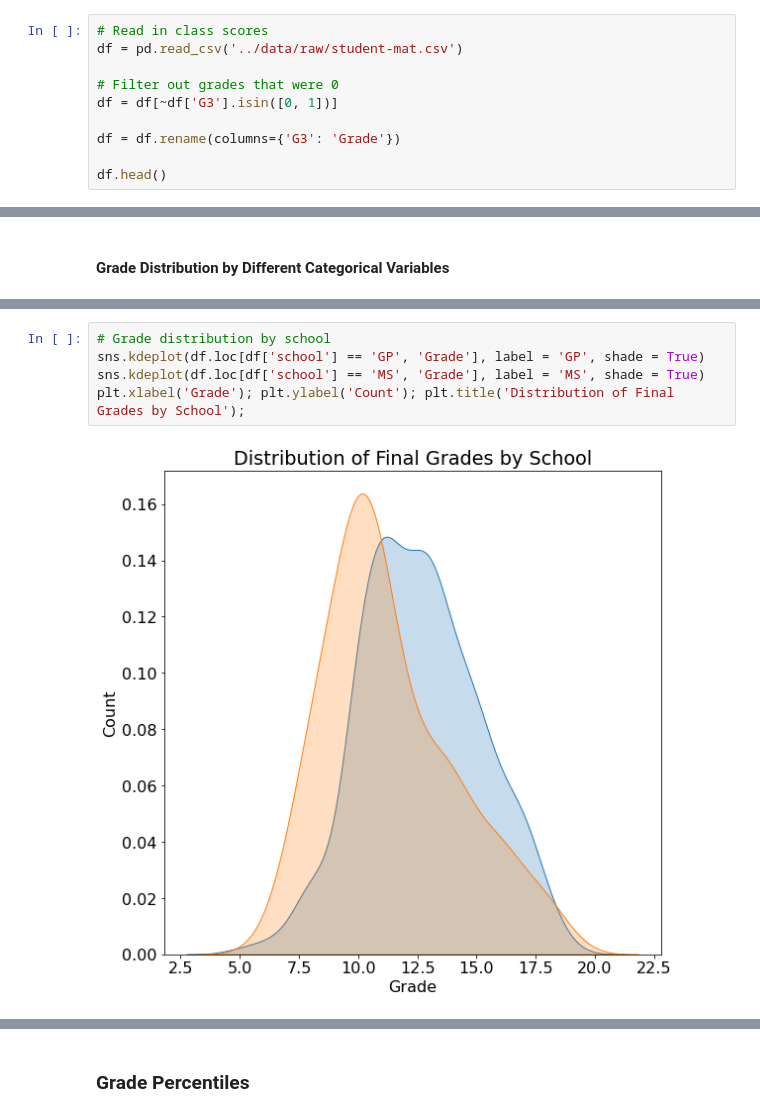
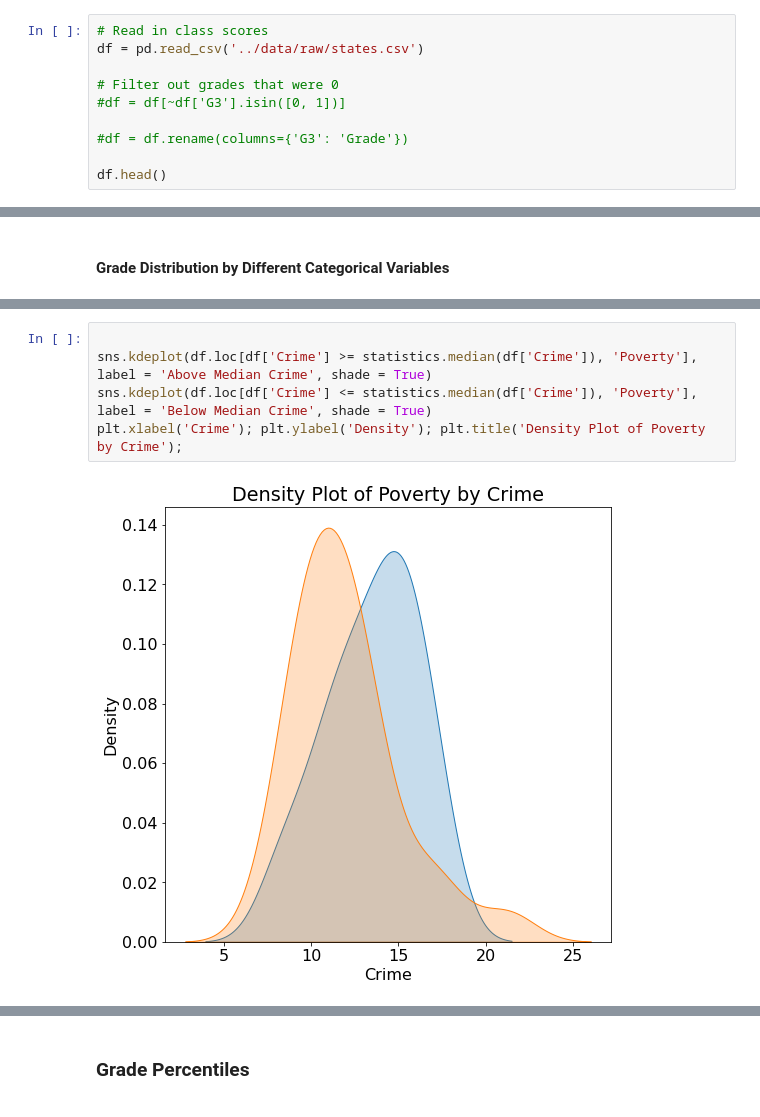
Before and after one commit to thistleknot/python-ml, a Jupyter notebook: code/Bayesian Linear Regression Project.ipynb, the cells around one changed output, grey strips where cells are left out. Cells and saved outputs as stored; diff of their text form.

```diff
--- a/code/Bayesian Linear Regression Project.ipynb
+++ b/code/Bayesian Linear Regression Project.ipynb
@@ -58,12 +58,12 @@ import pymc3 as pm
 ## Read in Data and Examine
 # %%
 # Read in class scores
-df = pd.read_csv('../data/raw/student-mat.csv')
+df = pd.read_csv('../data/raw/states.csv')
 
 # Filter out grades that were 0
-df = df[~df['G3'].isin([0, 1])]
+#df = df[~df['G3'].isin([0, 1])]
 
-df = df.rename(columns={'G3': 'Grade'})
+#df = df.rename(columns={'G3': 'Grade'})
 
 df.head()
 # %% [output]
@@ -187,9 +191,9 @@ plt.xlabel('Grade'); plt.ylabel('Density'); plt.title('Density Plot of Final Gra
 # %%
-# Grade distribution by school
-sns.kdeplot(df.loc[df['school'] == 'GP', 'Grade'], label = 'GP', shade = True)
-sns.kdeplot(df.loc[df['school'] == 'MS', 'Grade'], label = 'MS', shade = True)
-plt.xlabel('Grade'); plt.ylabel('Count'); plt.title('Distribution of Final Grades by School');
+
+sns.kdeplot(df.loc[df['Crime'] >= statistics.median(df['Crime']), 'Poverty'], label = 'Above Median Crime', shade = True)
+sns.kdeplot(df.loc[df['Crime'] <= statistics.median(df['Crime']), 'Poverty'], label = 'Below Median Crime', shade = True)
+plt.xlabel('Crime'); plt.ylabel('Density'); plt.title('Density Plot of Poverty by Crime');
 # %% [output]
-[figure, old version]
+[figure, new version]
 # %%
 # Look at distribution of schools by address
```
Also changed, not shown: parts of 16 cells of this notebook.
